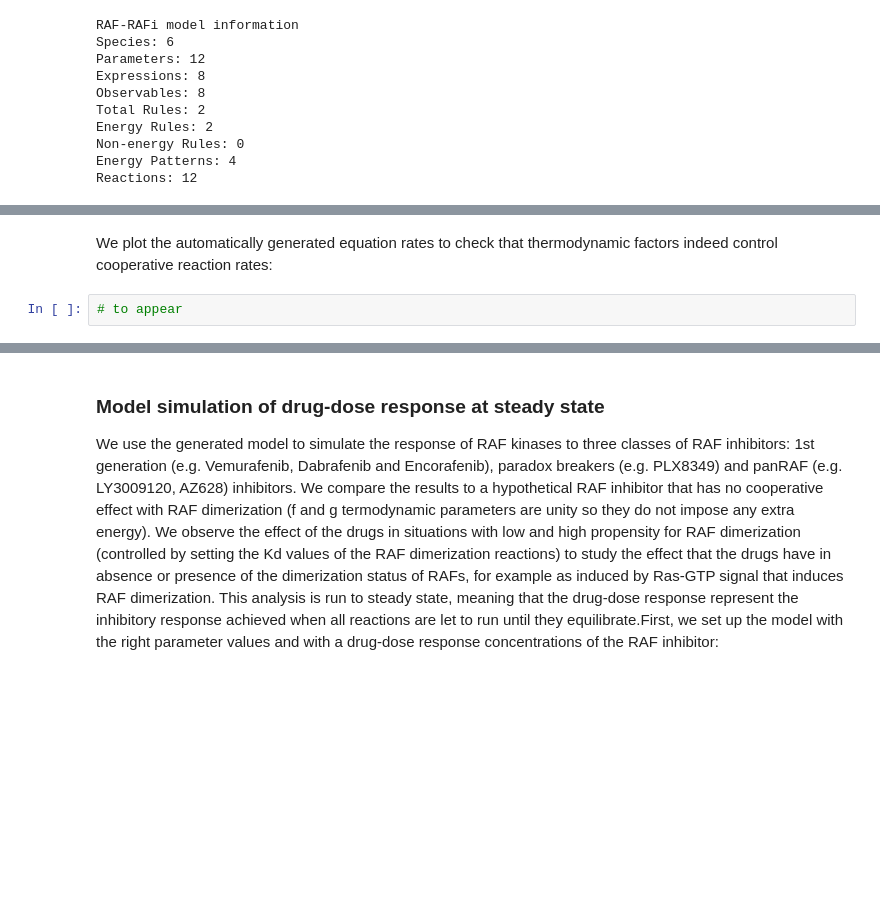
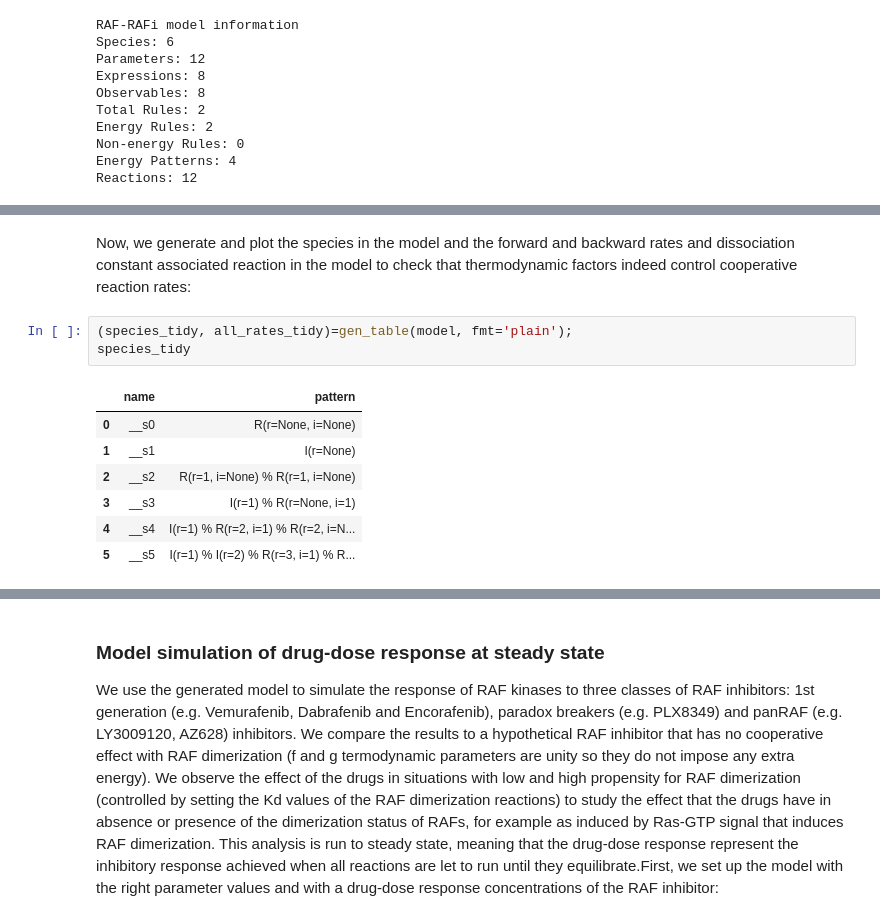
Before and after one commit to lgerosa/rosa_webinar_20Jan2021, a Jupyter notebook: toy_example_RAF_RAFi.ipynb, the cells around one changed output, grey strips where cells are left out. Cells and saved outputs as stored; diff of their text form; blank space fills up the shorter version.

```diff
--- a/toy_example_RAF_RAFi.ipynb
+++ b/toy_example_RAF_RAFi.ipynb
@@ -143,4 +234,13 @@ Reactions: 12
 # %% [markdown]
-We plot the automatically generated equation rates to check that thermodynamic factors indeed control cooperative reaction rates:
+Now, we generate and plot the species in the model and the forward and backward rates and dissociation constant associated reaction in the model to check that thermodynamic factors indeed control cooperative reaction rates:
-# %%
-# to appear
+# %%
+(species_tidy, all_rates_tidy)=gen_table(model, fmt='plain');
+species_tidy
+# %% [output]
+|  | name | pattern |
+| 0 | __s0 | R(r=None, i=None) |
+| 1 | __s1 | I(r=None) |
+| 2 | __s2 | R(r=1, i=None) % R(r=1, i=None) |
+| 3 | __s3 | I(r=1) % R(r=None, i=1) |
+| 4 | __s4 | I(r=1) % R(r=2, i=1) % R(r=2, i=N... |
+| 5 | __s5 | I(r=1) % I(r=2) % R(r=3, i=1) % R... |
```
Also changed, not shown: parts of 5 cells of this notebook, 1 other file.
